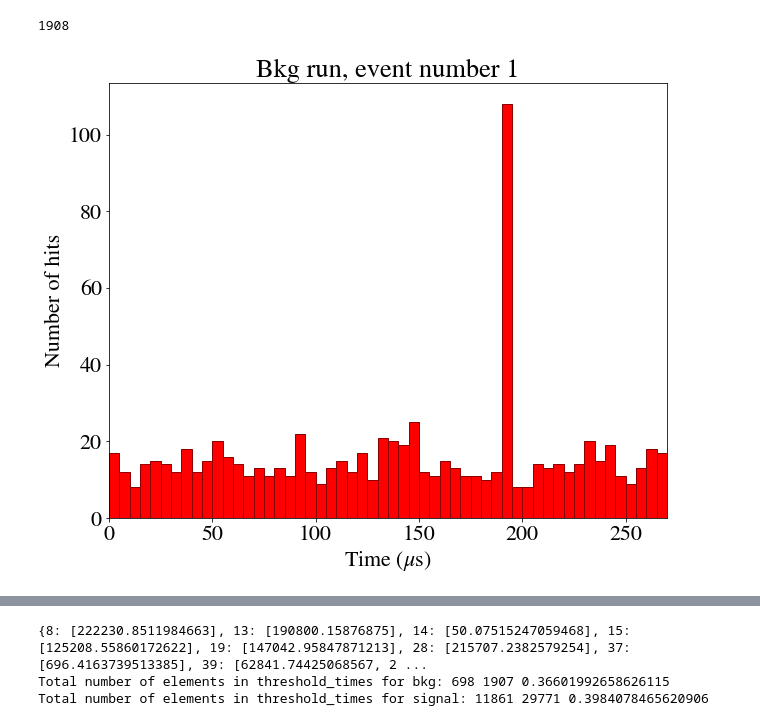
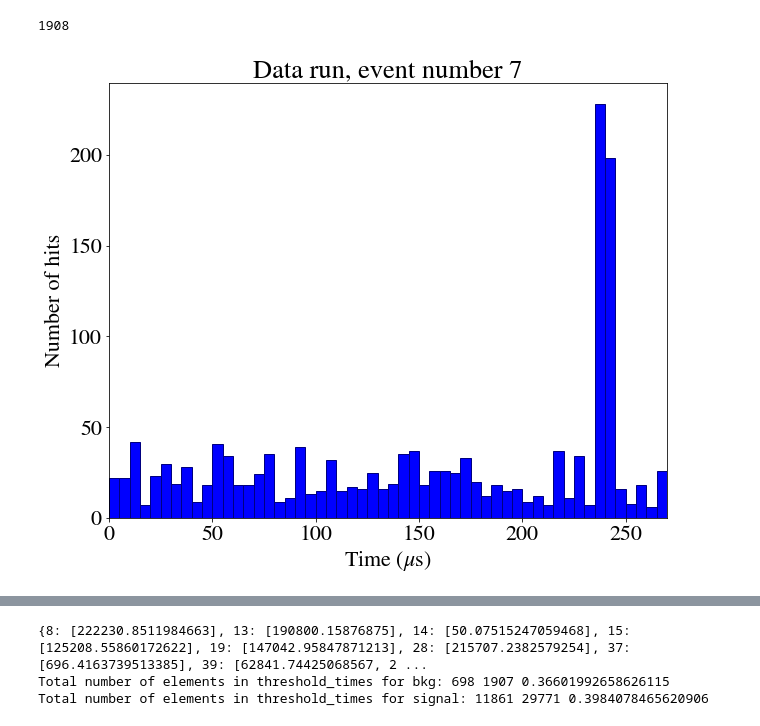
Before and after one commit to halmamol/WCTECoincidence_Analysis, a Jupyter notebook: nHits_count/jupyter_notebooks/spillsDelete.ipynb, the cells around one changed output, grey strips where cells are left out. Cells and saved outputs as stored; diff of their text form; code cells hidden in the pictures.

```diff
--- a/nHits_count/jupyter_notebooks/spillsDelete.ipynb
+++ b/nHits_count/jupyter_notebooks/spillsDelete.ipynb
@@ -40,18 +40,18 @@ print(len(times_branch_sorted))
 # %% [output]
 1908
 # %%
-event_number = 1
+event_number = 7
 
 plt.figure()
-plt.hist(times_branch_sorted_TOF[event_number], range = [0, 270000], bins = 54,color='red', edgecolor='darkred')
+plt.hist(times_branch_sorted_TOF_sig[event_number], range = [0, 270000], bins = 54,color='blue', edgecolor='navy')
 plt.xlabel(r'Time ($\mu$s)')
 plt.ylabel('Number of hits')
-plt.title(f'Bkg run, event number {event_number}')
+plt.title(f'Data run, event number {event_number}')
 plt.xlim(0, 270000)  # Ajusta el límite del eje X
 plt.gca().xaxis.set_major_formatter(ticker.FuncFormatter(lambda x, _: f'{x/1000:.0f}'))
 plt.show()
 # %% [output]
-[figure, old version]
+[figure, new version]
 # %%
 times_branch_modified, threshold_times, deleted_index_dict = functions_spills.repeat_spills_nHits(event_number_branch, times_branch_sorted_TOF, 300, 5000, 6000)
 times_branch_modified_sig, threshold_times_sig, deleted_index_dict_sig = functions_spills.repeat_spills_nHits(event_number_branch_sig, times_branch_sorted_TOF_sig, 300, 5000, 6000)
```
Also changed, not shown: 5 other files.
